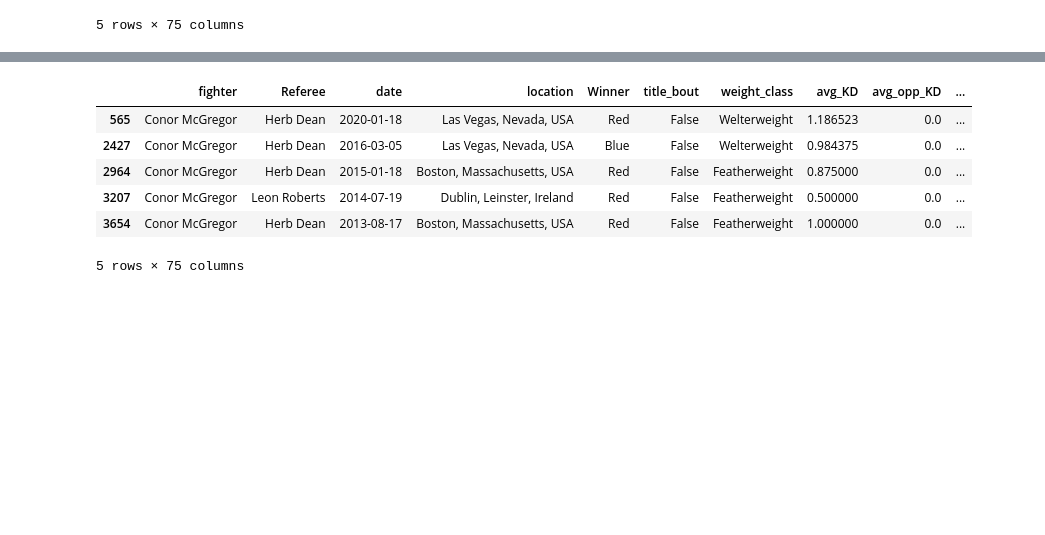
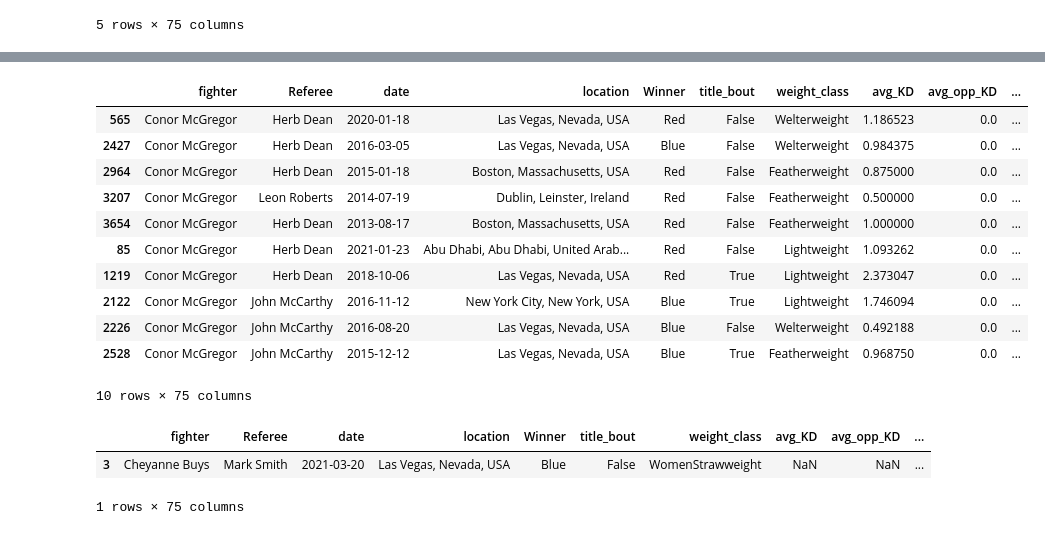
Before and after one commit to mel518/project-4, a Jupyter notebook: fighter.ipynb, the cells around one changed output, grey strips where cells are left out. Saved outputs shown, nothing was run; the diff lists cells and outputs as text; code cells hidden in the pictures; blank space fills up the shorter version.

```diff
--- a/fighter.ipynb
+++ b/fighter.ipynb
@@ -253,12 +273,23 @@ dfunion.head()
 # %%
 dfunion.to_csv('combined_fighter.csv')
 # %%
-dfunion[dfunion.fighter=='Conor McGregor'].head()
+dfunion[dfunion.fighter=='Conor McGregor'].head(10)
 # %% [output]
 |  | fighter | Referee | date | location | Winner | title_bout | weight_class | avg_KD | avg_opp_KD | ... |
 | 565 | Conor McGregor | Herb Dean | 2020-01-18 | Las Vegas, Nevada, USA | Red | False | Welterweight | 1.186523 | 0.0 | ... |
 | 2427 | Conor McGregor | Herb Dean | 2016-03-05 | Las Vegas, Nevada, USA | Blue | False | Welterweight | 0.984375 | 0.0 | ... |
 | 2964 | Conor McGregor | Herb Dean | 2015-01-18 | Boston, Massachusetts, USA | Red | False | Featherweight | 0.875000 | 0.0 | ... |
 | 3207 | Conor McGregor | Leon Roberts | 2014-07-19 | Dublin, Leinster, Ireland | Red | False | Featherweight | 0.500000 | 0.0 | ... |
 | 3654 | Conor McGregor | Herb Dean | 2013-08-17 | Boston, Massachusetts, USA | Red | False | Featherweight | 1.000000 | 0.0 | ... |
+| 85 | Conor McGregor | Herb Dean | 2021-01-23 | Abu Dhabi, Abu Dhabi, United Arab... | Red | False | Lightweight | 1.093262 | 0.0 | ... |
+| 1219 | Conor McGregor | Herb Dean | 2018-10-06 | Las Vegas, Nevada, USA | Red | True | Lightweight | 2.373047 | 0.0 | ... |
+| 2122 | Conor McGregor | John McCarthy | 2016-11-12 | New York City, New York, USA | Blue | True | Lightweight | 1.746094 | 0.0 | ... |
+| 2226 | Conor McGregor | John McCarthy | 2016-08-20 | Las Vegas, Nevada, USA | Blue | False | Welterweight | 0.492188 | 0.0 | ... |
+| 2528 | Conor McGregor | John McCarthy | 2015-12-12 | Las Vegas, Nevada, USA | Blue | True | Featherweight | 0.968750 | 0.0 | ... |
-5 rows × 75 columns
+10 rows × 75 columns
+# %%
+dfunion[dfunion.fighter=='Cheyanne Buys'].head()
+# %% [output]
+|  | fighter | Referee | date | location | Winner | title_bout | weight_class | avg_KD | avg_opp_KD | ... |
+| 3 | Cheyanne Buys | Mark Smith | 2021-03-20 | Las Vegas, Nevada, USA | Blue | False | WomenStrawweight | NaN | NaN | ... |
+1 rows × 75 columns
```
Also changed, not shown: parts of 4 cells of this notebook, 2 other files.
